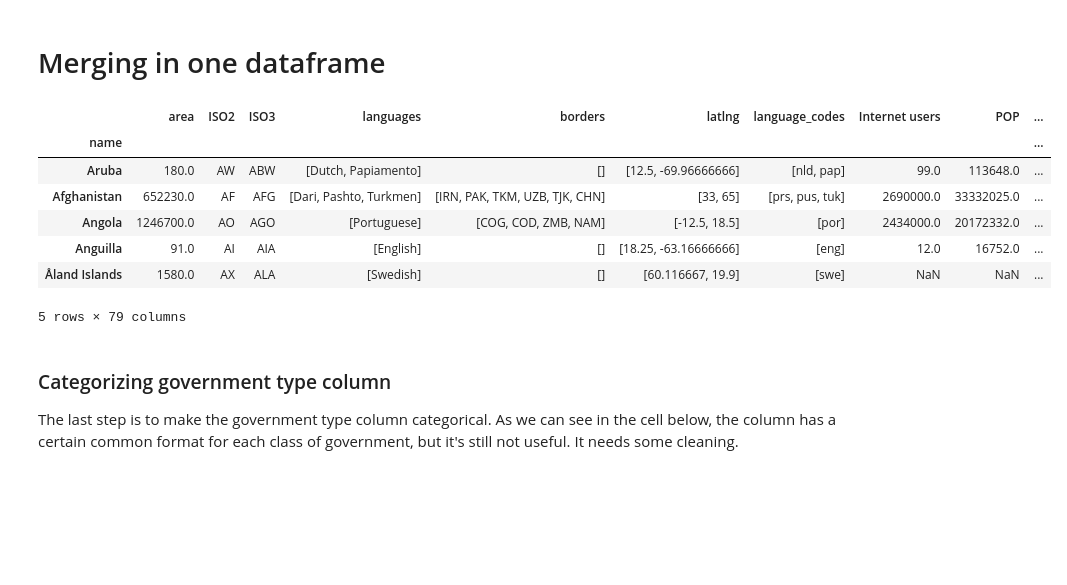
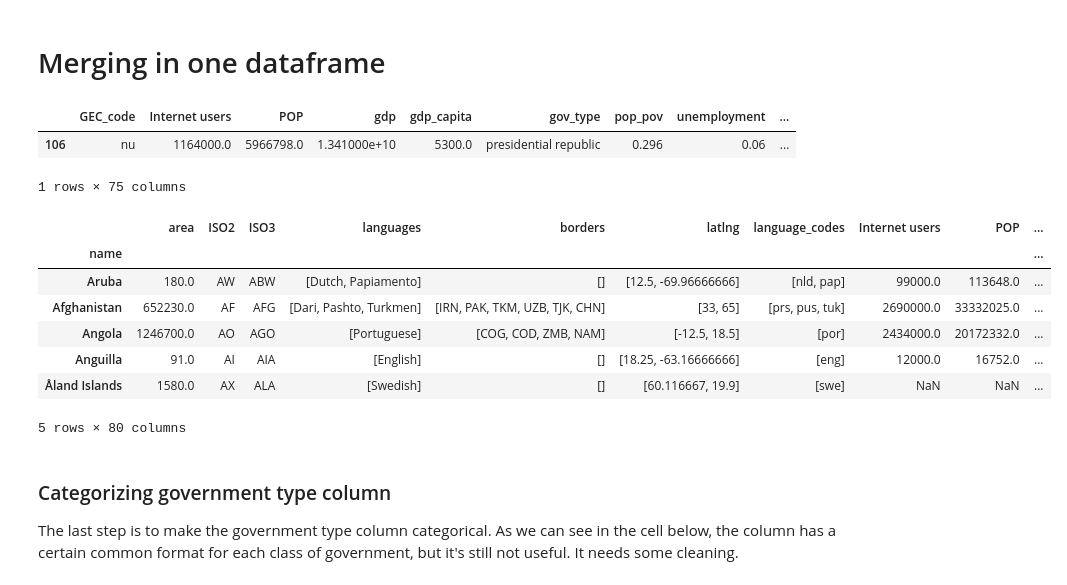
Before and after one commit to LailaHms/ADA2017_Homeworks, a Jupyter notebook: Project/DataEnriching/Data enriching.ipynb, the cells around one changed output. Cells and saved outputs as stored; diff of their text form; code cells hidden in the pictures; blank space fills up the shorter version.

Commit message:
dataframes distances notebook

```diff
--- a/Project/DataEnriching/Data enriching.ipynb
+++ b/Project/DataEnriching/Data enriching.ipynb
@@ -148,7 +148,7 @@ for region in region_folders:
         # Internet users
         try:
             users0 = df.loc['Internet users', 'Communications']['total']['text'].split()
-            users = float(users0[0].replace(',', '.'))
+            users = float(users0[0].replace(',', ''))
             if len(users0) > 1:
                 users = float(users)*10**6
         except:
@@ -359,37 +359,40 @@ dataset_2_df.to_pickle('dataset_2_df.pickle')
 # Merging in one dataframe
 # %%
 # First, we drop the columns of each dataframe that we don't want to use
-dataset_2_df.drop(['ISO2', 'GEC_code'], axis=1, inplace=True)
+dataset_2_df.drop('ISO2', axis=1, inplace=True)
 # %%
-rel_df.drop('GEC_code', axis=1, inplace=True)
+#rel_df.drop('GEC_code', axis=1, inplace=True)
+# %%
+dataset_2_df.loc[dataset_2_df.GEC_code == 'nu']
+# %% [output]
+|  | GEC_code | Internet users | POP | gdp | gdp_capita | gov_type | pop_pov | unemployment | ... |
+| 106 | nu | 1164000.0 | 5966798.0 | 1.341000e+10 | 5300.0 | presidential republic | 0.296 | 0.06 | ... |
+1 rows × 75 columns
 # %%
 # We merge all the dataframes on IS0 Alpha-3 (ISO3) code
-dataframes = [countries, dataset_2_df]
-data = countries.copy()
-for df in dataframes[1:]:
-    data = pd.merge(data, df, on='ISO3', how='outer')
+data = pd.merge(countries, dataset_2_df, on='ISO3', how='outer')
 
 # Convert country names to string & select all rows where we actually have the country name
 data.name = data.name.apply(str)
 data = data.loc[~(data.name == 'nan')]
 data.set_index('name', inplace=True)
 
 # Selecting only useful columns
 cols = ['area', 'ISO2', 'ISO3', 'languages', 'borders', 'latlng', 'language_codes', 'Internet users', 'POP',
         'gdp', 'gdp_capita', 'gov_type', 'pop_pov', 'unemployment']
 rel_cols = list(rel_df.columns)
 
 data = data[cols + rel_cols]
 data.head()
 # %% [output]
 |  | area | ISO2 | ISO3 | languages | borders | latlng | language_codes | Internet users | POP | ... |
 | name |  |  |  |  |  |  |  |  |  | ... |
-| Aruba | 180.0 | AW | ABW | [Dutch, Papiamento] | [] | [12.5, -69.96666666] | [nld, pap] | 99.0 | 113648.0 | ... |
+| Aruba | 180.0 | AW | ABW | [Dutch, Papiamento] | [] | [12.5, -69.96666666] | [nld, pap] | 99000.0 | 113648.0 | ... |
 | Afghanistan | 652230.0 | AF | AFG | [Dari, Pashto, Turkmen] | [IRN, PAK, TKM, UZB, TJK, CHN] | [33, 65] | [prs, pus, tuk] | 2690000.0 | 33332025.0 | ... |
 | Angola | 1246700.0 | AO | AGO | [Portuguese] | [COG, COD, ZMB, NAM] | [-12.5, 18.5] | [por] | 2434000.0 | 20172332.0 | ... |
-| Anguilla | 91.0 | AI | AIA | [English] | [] | [18.25, -63.16666666] | [eng] | 12.0 | 16752.0 | ... |
+| Anguilla | 91.0 | AI | AIA | [English] | [] | [18.25, -63.16666666] | [eng] | 12000.0 | 16752.0 | ... |
 | Åland Islands | 1580.0 | AX | ALA | [Swedish] | [] | [60.116667, 19.9] | [swe] | NaN | NaN | ... |
-5 rows × 79 columns
+5 rows × 80 columns
 # %% [markdown]
 ### Categorizing government type column
 
```
Also changed, not shown: parts of 5 cells of this notebook, 4 other files.
